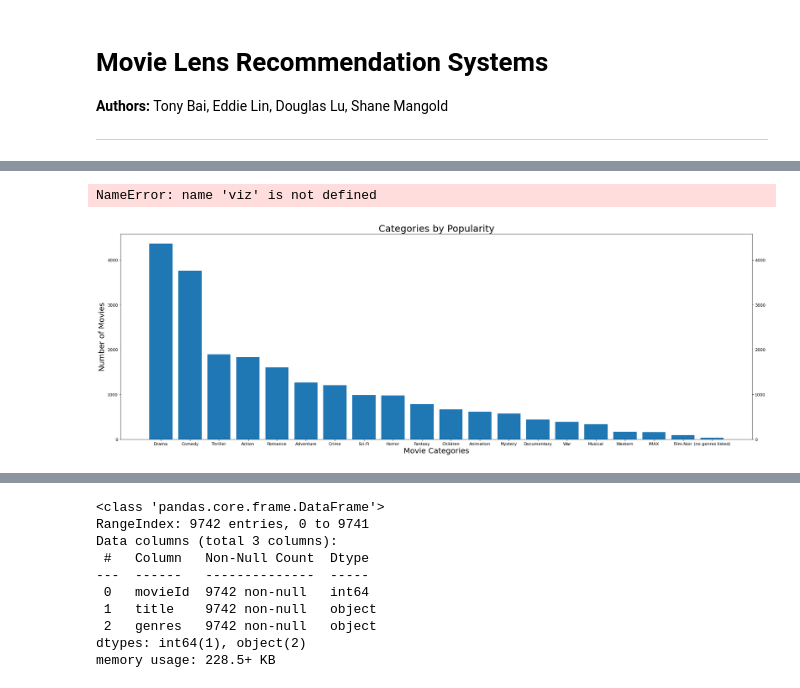
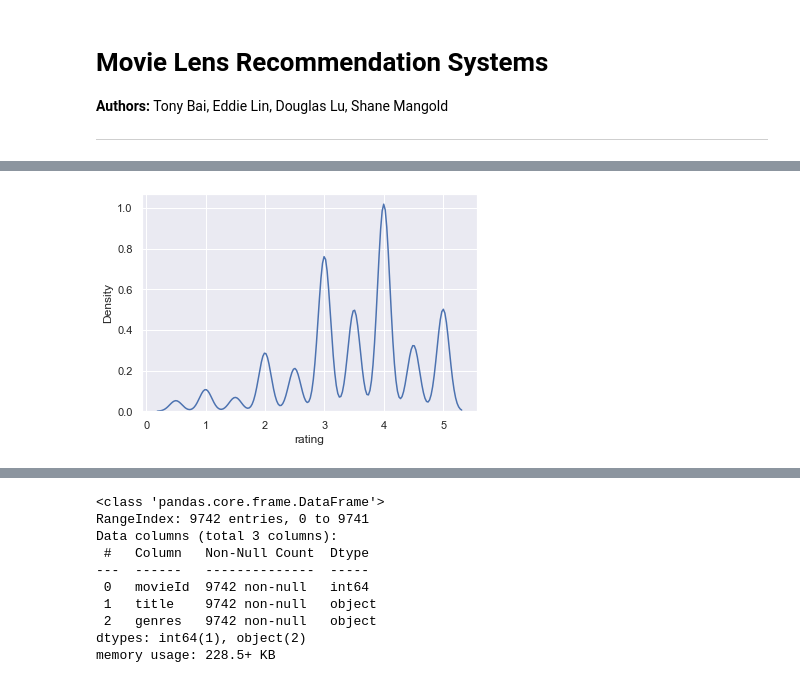
Before and after one commit to RedDragonfruit/MovieLens_Recommendation, a Jupyter notebook: main copy.ipynb, the cells around one changed output, grey strips where cells are left out. Saved outputs shown, nothing was run; the diff lists cells and outputs as text; code cells hidden in the pictures.

```diff
--- a/main copy.ipynb
+++ b/main copy.ipynb
@@ -35,8 +40,0 @@ ModuleNotFoundError: No module named 'Code'
-# %%
-viz.viz_1()
-# %% [output]
-NameError: name 'viz' is not defined
-# %%
-viz.viz_2()
-# %% [output]
-[figure, removed]
@@ -42,0 +45,7 @@ viz.viz_2()
+# %%
+# little exploratory data
+sns.set_style('whitegrid')
+sns.set(font_scale = 1)
+sns.kdeplot(ratings['rating'].fillna(ratings['rating'].median()));
+# %% [output]
+[figure, added]
```
Also changed, not shown: parts of 141 cells of this notebook.
